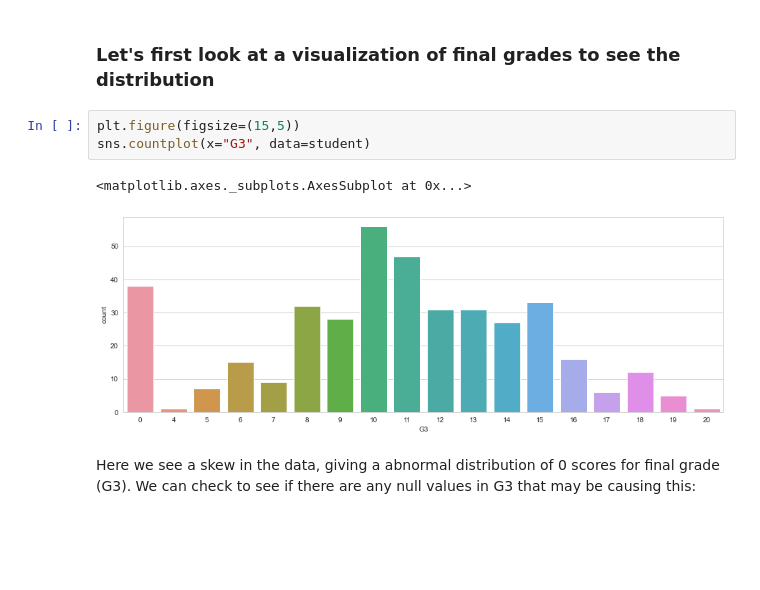
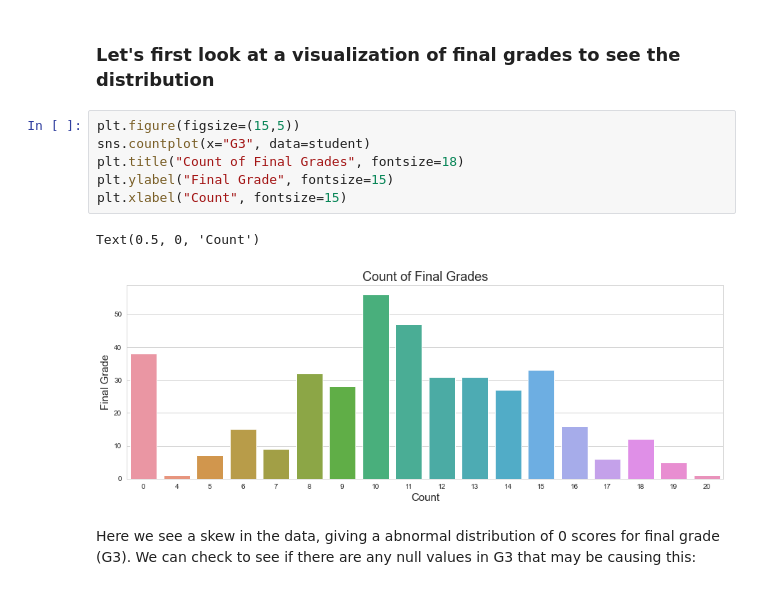
Before and after one commit to k-x-h/FinalGradePrediction, a Jupyter notebook: FinalGradePrediction.ipynb, the cells around one changed output. Cells and saved outputs as stored; diff of their text form; blank space fills up the shorter version.

```diff
--- a/FinalGradePrediction.ipynb
+++ b/FinalGradePrediction.ipynb
@@ -60,9 +60,12 @@ student.describe()
 # %%
 plt.figure(figsize=(15,5))
 sns.countplot(x="G3", data=student)
+plt.title("Count of Final Grades", fontsize=18)
+plt.ylabel("Final Grade", fontsize=15)
+plt.xlabel("Count", fontsize=15)
 # %% [output]
-<matplotlib.axes._subplots.AxesSubplot at 0x...>
+Text(0.5, 0, 'Count')
-[figure, old version]
+[figure, new version]
 # %% [markdown]
 Here we see a skew in the data, giving a abnormal distribution of 0 scores for final grade (G3). We can check to see if there are any null values in G3 that may be causing this:
 # %%
```
Also changed, not shown: parts of 4 cells of this notebook.
